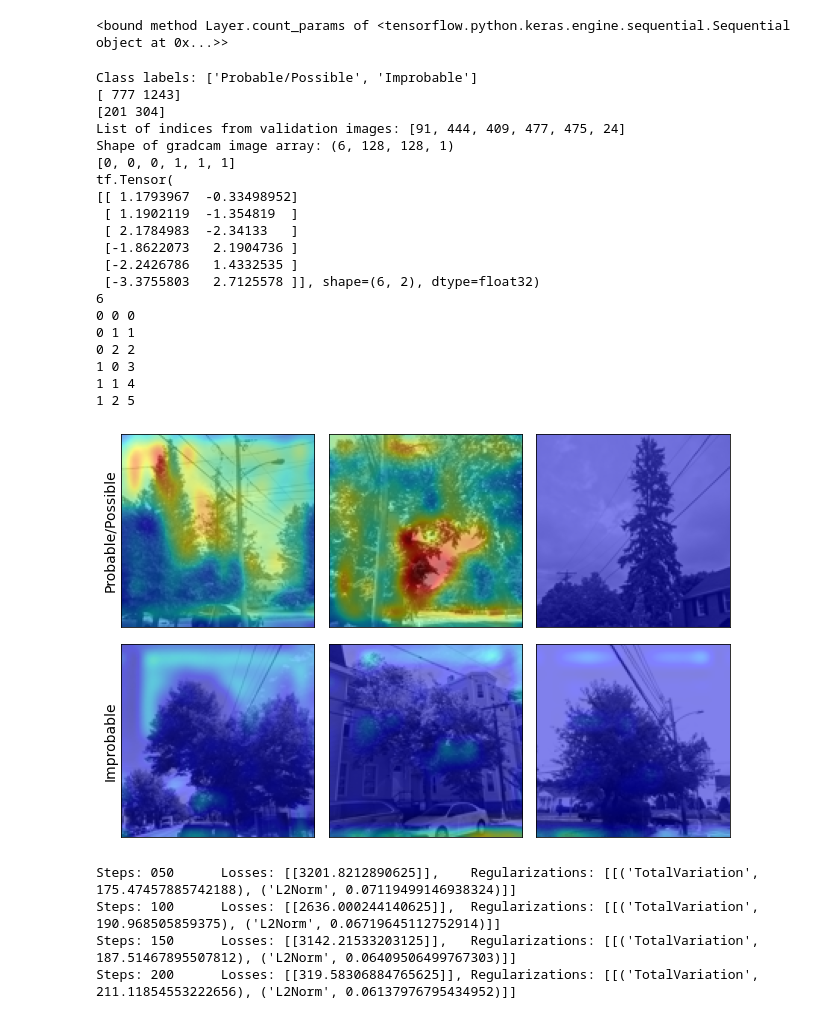
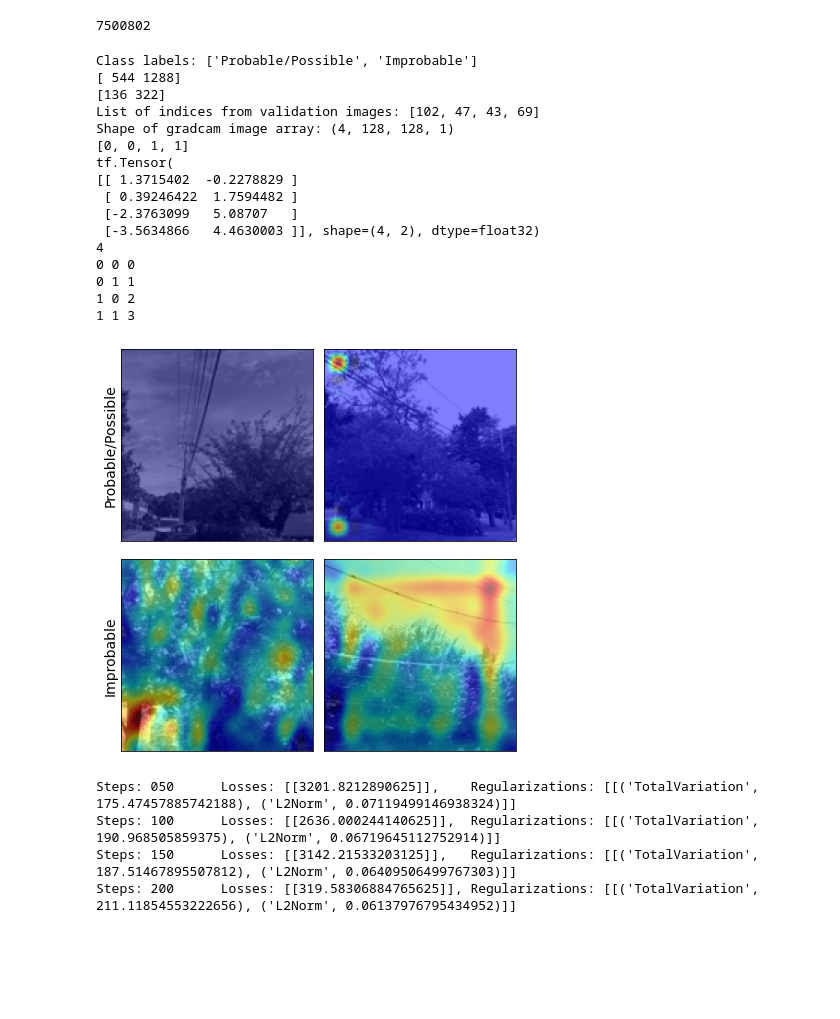
Before and after one commit to narslab/vis-inference, a Jupyter notebook: bin/jupyter/cnn-visualization.ipynb, the cells around one changed output. Saved outputs shown, nothing was run; the diff lists cells and outputs as text; code cells hidden in the pictures; blank space fills up the shorter version.

Commit message:
Removed additional axis from input data, generated model for only one scenario

```diff
--- a/bin/jupyter/cnn-visualization.ipynb
+++ b/bin/jupyter/cnn-visualization.ipynb
@@ -36,8 +36,8 @@ from sklearn.model_selection import train_test_split, StratifiedShuffleSplit
 
 # Globals
 NUM_CHANNELS = 1
-RESOLUTION_LIST = [64, 128, 224] # 64, 128] #, 224, 384]
-SCENARIO_LIST = ["Pr_Im", "PrPo_Im", "Pr_PoIm", "Pr_Po_Im"]
+RESOLUTION_LIST = [128] # 64, 128] #, 224, 384]
+SCENARIO_LIST = ["PrPo_Im"] #, "Pr_Im", "Pr_PoIm", "Pr_Po_Im"]
 NUM_EPOCHS = 20
 SAVED_MODEL_DIR = '../../results/models/'
 MODEL_PERFORMANCE_METRICS_DIR = '../../results/model-performance/'
@@ -47,31 +45,33 @@ image_sets = createResolutionScenarioImageDict(RESOLUTION_LIST, SCENARIO_LIST)
 # Loss function for gradcam
 # %%
 def plotGradCAM(model, scenario, image_size, images_per_class = 4, trial_seed = 1, testing=True):
-    #ALT: use train_test_split
-#    trimg,vaimg,trlab,valab =  train_test_split(np.array([np.expand_dims(x[0],axis=2) for x in image_sets[64]["Pr_Im"]]),
-#                 np.array([x[1] for x in image_sets[64]["Pr_Im"]]), stratify= np.array([x[1] for x in image_sets[64]["Pr_Im"]]), test_size=.2, random_state = 1  )
+    image_sets = createResolutionScenarioImageDict(RESOLUTION_LIST, SCENARIO_LIST)
 
-    training_images_and_labels, test_images_and_labels = splitData(image_sets[image_size][scenario], prop = 0.8, seed_num = trial_seed)
-    training_images, training_labels = getImageAndLabelArrays(training_images_and_labels)
-    validation_images, validation_labels = getImageAndLabelArrays(test_images_and_labels)
+#     ALT: use train_test_split
+    training_images,validation_images,training_labels,validation_labels =  train_test_split(np.array([np.expand_dims(x[0],axis=2) for x in image_sets[image_size][scenario]]),
+                np.array([x[1] for x in image_sets[image_size][scenario]]), stratify= np.array([x[1] for x in image_sets[image_size][scenario]]), test_size=.2, random_state = trial_seed)
+
+#     training_images_and_labels, test_images_and_labels = splitData(image_sets[image_size][scenario], prop = 0.8, seed_num = trial_seed)
+#     training_images, training_labels = getImageAndLabelArrays(training_images_and_labels)
+#     validation_images, validation_labels = getImageAndLabelArrays(test_images_and_labels)
     class_labels = getClassLabels(scenario)
     print("Class labels:", class_labels)
-    print(training_labels.sum(axis=0))
+    print(training_labels.sum(axis=0)) # Sum by row
     print(validation_labels.sum(axis=0))
 
 
     # GRAD CAM
     random.seed(trial_seed)
     # Randomly sample images from each class
-    random_image_selection_class_0 = random.choices([i for i, j in enumerate(validation_labels) if np.argmax(j) == 0], k = images_per_class)
+    random_image_selection_class_0 = random.sample([i for i, j in enumerate(validation_labels) if np.argmax(j) == 0], k = images_per_class)
     random.seed(trial_seed+1)
-    random_image_selection_class_1 = random.choices([i for i, j in enumerate(validation_labels) if np.argmax(j) == 1], k = images_per_class)
+    random_image_selection_class_1 = random.sample([i for i, j in enumerate(validation_labels) if np.argmax(j) == 1], k = images_per_class)
     assert validation_labels[random_image_selection_class_0].mean(axis=0)[0] == 1 #assert that indices of class 0 labels are correct
     assert validation_labels[random_image_selection_class_1].mean(axis=0)[1] == 1 #assert that indices of class 1 labels are correct
     cam_list = random_image_selection_class_0 + random_image_selection_class_1 # join lists of indices in both classes
     if scenario=="Pr_Po_Im": # in 3-class case
         random.seed(trial_seed+2)
-        random_image_selection_class_2 = random.choices([i for i, j in enumerate(validation_labels) if np.argmax(j) == 2], k = images_per_class)
+        random_image_selection_class_2 = random.sample([i for i, j in enumerate(validation_labels) if np.argmax(j) == 2], k = images_per_class)
         cam_list = cam_list + random_image_selection_class_2 # join to prior list of class 0 and class 1
         assert validation_labels[random_image_selection_class_2].mean(axis=0)[2] == 1 #assert that indices of class 2 labels are correct
 
@@ -110,7 +110,8 @@ def plotGradCAM(model, scenario, image_size, images_per_class = 4, trial_seed =
         for j in np.arange(images_per_class):
             print(i, j, image_counter)
             heatmap = np.uint8(cm.jet(cam[image_counter])[..., :3] * 255)
-            ax[i, j].imshow(gradcam_images[image_counter], cmap='gist_gray')
+            ax[i, j].imshow(np.squeeze(gradcam_images[image_counter], axis=2), cmap='gist_gray') #remove axes of length one from gradcam_images
+            #print(heatmap.shape)
             ax[i, j].imshow(heatmap, cmap='jet', alpha=0.5) # overlay
             image_counter += 1
     plt.tight_layout()
@@ -121,36 +122,32 @@ def plotGradCAM(model, scenario, image_size, images_per_class = 4, trial_seed =
         f.savefig("../../figures/opt-gradcam-" + scenario + "-" + str(image_size) + "-px-" + str(images_per_class) + "-images.png")
     return
 # %%
-m = models.load_model('../../results/models/opt-cnn-Pr_Im-128-px/model')
+m = models.load_model('../../results/models/opt-cnn-PrPo_Im-128-px/model')
 # %%
-m.count_params(t)
+m.count_params()
 # %% [output]
-<bound method Layer.count_params of <tensorflow.python.keras.engine.sequential.Sequential object at 0x...>>
+7500802
 # %%
 #image_sets = createResolutionScenarioImageDict(RESOLUTION_LIST, SCENARIO_LIST)
-plotGradCAM(m, "PrPo_Im", 128, images_per_class = 3, trial_seed = 1,  testing=True)
+plotGradCAM(m, "PrPo_Im", 128, images_per_class = 2, trial_seed = 1,  testing=True)
 # %% [output]
 Class labels: ['Probable/Possible', 'Improbable']
-[ 777 1243]
-[201 304]
-List of indices from validation images: [91, 444, 409, 477, 475, 24]
-Shape of gradcam image array: (6, 128, 128, 1)
-[0, 0, 0, 1, 1, 1]
+[ 544 1288]
+[136 322]
+List of indices from validation images: [102, 47, 43, 69]
+Shape of gradcam image array: (4, 128, 128, 1)
+[0, 0, 1, 1]
 tf.Tensor(
-[[ 1.1793967  -0.33498952]
- [ 1.1902119  -1.354819  ]
- [ 2.1784983  -2.34133   ]
- [-1.8622073   2.1904736 ]
- [-2.2426786   1.4332535 ]
- [-3.3755803   2.7125578 ]], shape=(6, 2), dtype=float32)
-6
+[[ 1.3715402  -0.2278829 ]
+ [ 0.39246422  1.7594482 ]
+ [-2.3763099   5.08707   ]
+ [-3.5634866   4.4630003 ]], shape=(4, 2), dtype=float32)
+4
 0 0 0
 0 1 1
-0 2 2
-1 0 3
-1 1 4
-1 2 5
+1 0 2
+1 1 3
-[figure, old version]
+[figure, new version]
 # %%
 def plotSaliency(model, scenario, image_size, images_per_class = 4, trial_seed = 1, saliency=False, testing=True):
     training_images_and_labels, test_images_and_labels = splitData(image_sets[image_size][scenario], prop = 0.8, seed_num = trial_seed)
```
Also changed, not shown: parts of 1 cell of this notebook, 5 other files.
